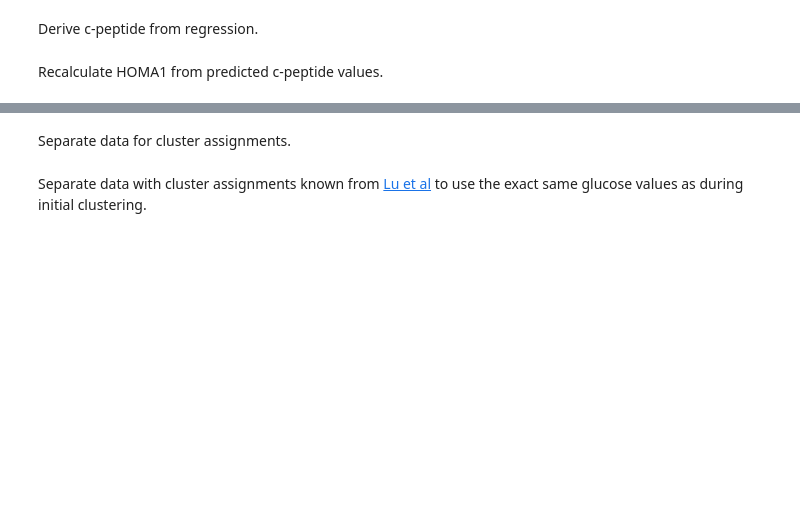
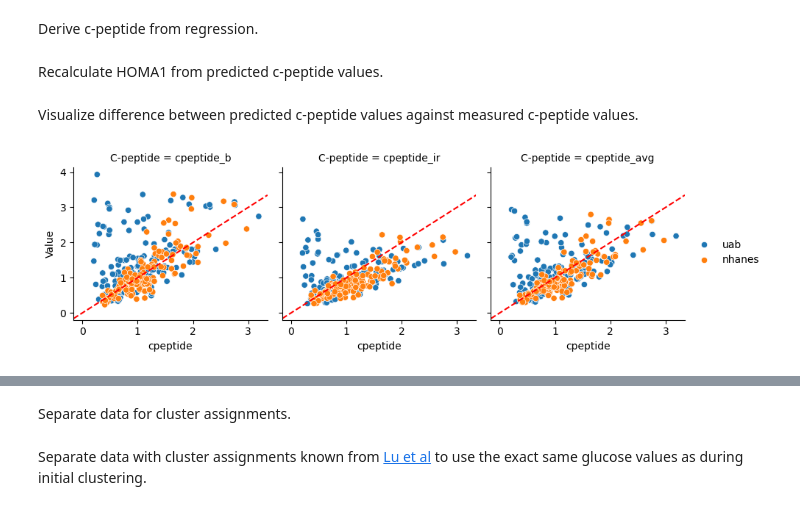
Before and after one commit to brianluhd/COVID19_clusters, a Jupyter notebook: HOMA_regression/homa_fe_cluster_assignment_comparison.ipynb, the cells around one changed output, grey strips where cells are left out. Drawn from its saved outputs; the diff is of its cells as text; code cells hidden in the pictures; blank space fills up the shorter version.

```diff
--- a/HOMA_regression/homa_fe_cluster_assignment_comparison.ipynb
+++ b/HOMA_regression/homa_fe_cluster_assignment_comparison.ipynb
@@ -83,3 +91,20 @@ data["ir_homa1_cpeptide_ir"] = (data["glucose"] * 6 * data["cpeptide_ir"]) / 22.
 
 data["avg_homa1_cpeptide_b"] = (20 * 6 * data["cpeptide_avg"])/(data["glucose"]-3.5)
 data["avg_homa1_cpeptide_ir"] = (data["glucose"] * 6 * data["cpeptide_avg"]) / 22.5
+# %% [markdown]
+Visualize difference between predicted c-peptide values against measured c-peptide values.
+# %%
+df_long = pd.melt(data, id_vars = ["DE_ID", "cpeptide", "source"],
+                  value_vars = ["cpeptide_b", "cpeptide_ir", "cpeptide_avg"],
+                  var_name = "C-peptide", value_name='Value')
+
+g = sns.FacetGrid(df_long, col = "C-peptide")
+g.map(sns.scatterplot, "cpeptide", "Value", "source")
+g.add_legend()
+
+for ax in g.axes.flat:
+    ax.axline((0, 0), slope = 1, color = "red", linestyle = "--")
+
+plt.show()
+# %% [output]
+[figure, added]
```
Also changed, not shown: parts of 15 cells of this notebook.
